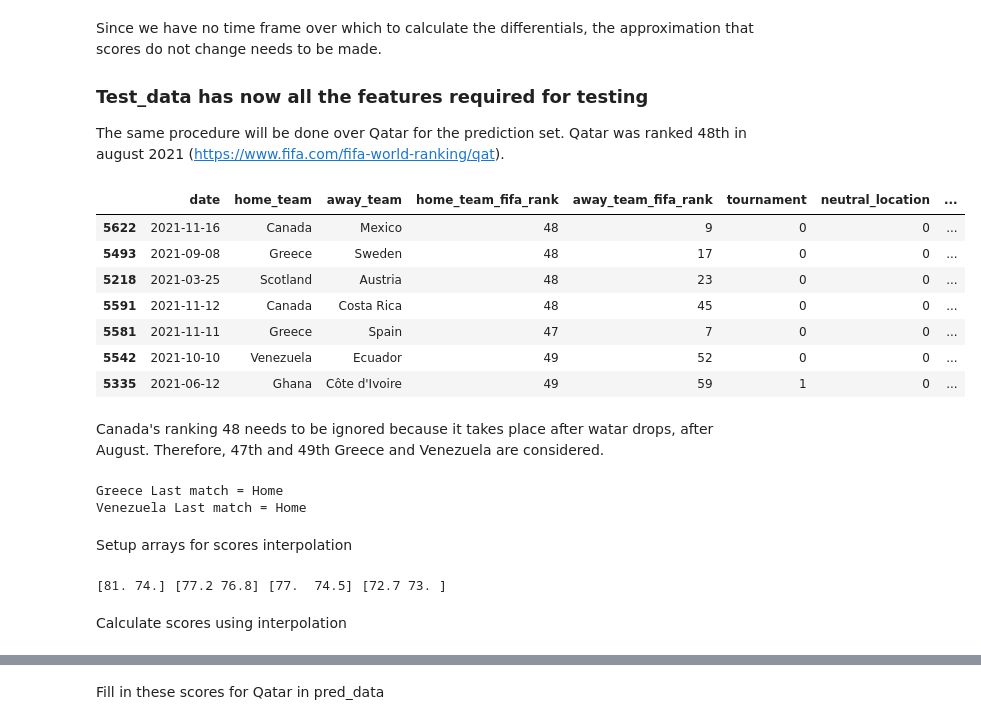
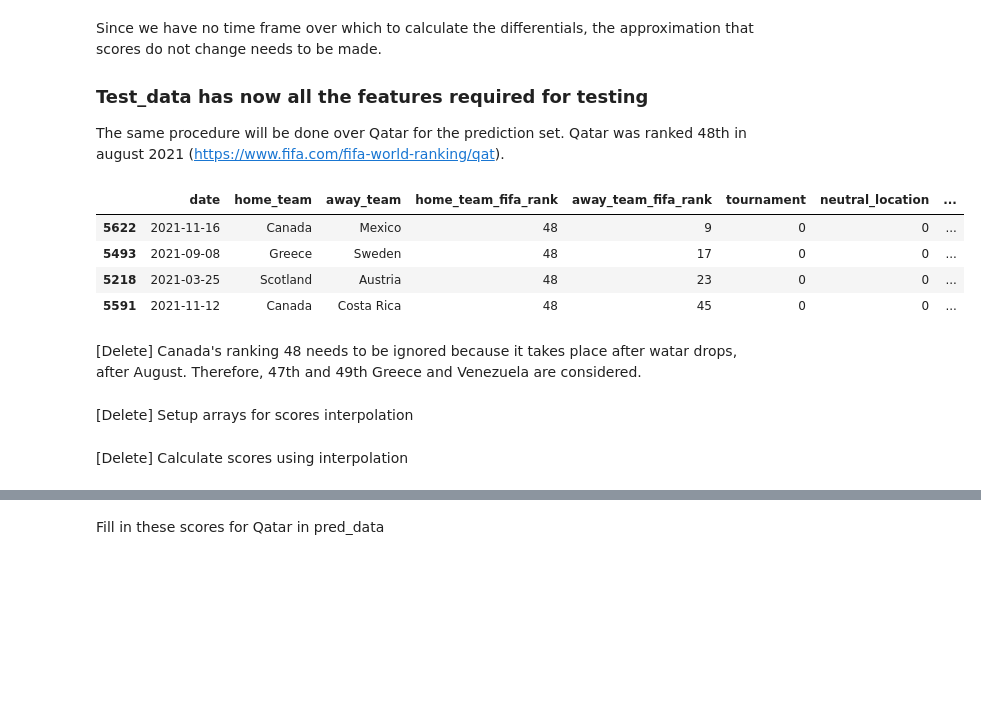
Before and after one commit to rasensiod/ML_Qatar22, a Jupyter notebook: Team3/MLProject_vMASTER.ipynb, the cells around one changed output, grey strips where cells are left out. Saved outputs shown, nothing was run; the diff lists cells and outputs as text; code cells hidden in the pictures; blank space fills up the shorter version.

```diff
--- a/Team3/MLProject_vMASTER.ipynb
+++ b/Team3/MLProject_vMASTER.ipynb
@@ -1594,58 +1594,52 @@ The same procedure will be done over Qatar for the prediction set. Qatar was ran
 # %%
 qatar_rank = 48
 ref_date = dt.date(2021, 1, 1)
 data_2021_pred = clean_data2
 data_2021_pred.drop(clean_data2[clean_data2['date'] < ref_date].index, inplace=True)
 
-sort_2021 = data_2021_test.iloc[(data_2021_test['home_team_fifa_rank']-qatar_rank).abs().argsort()[:7]]
+sort_2021 = data_2021_test.iloc[(data_2021_test['home_team_fifa_rank']-qatar_rank).abs().argsort()[:4]]
 
 sort_2021
 # %% [output]
 |  | date | home_team | away_team | home_team_fifa_rank | away_team_fifa_rank | tournament | neutral_location | ... |
 | 5622 | 2021-11-16 | Canada | Mexico | 48 | 9 | 0 | 0 | ... |
 | 5493 | 2021-09-08 | Greece | Sweden | 48 | 17 | 0 | 0 | ... |
 | 5218 | 2021-03-25 | Scotland | Austria | 48 | 23 | 0 | 0 | ... |
 | 5591 | 2021-11-12 | Canada | Costa Rica | 48 | 45 | 0 | 0 | ... |
-| 5581 | 2021-11-11 | Greece | Spain | 47 | 7 | 0 | 0 | ... |
-| 5542 | 2021-10-10 | Venezuela | Ecuador | 49 | 52 | 0 | 0 | ... |
-| 5335 | 2021-06-12 | Ghana | Côte d'Ivoire | 49 | 59 | 1 | 0 | ... |
 # %% [markdown]
-Canada's ranking 48 needs to be ignored because it takes place after watar drops, after August. Therefore, 47th and 49th Greece and Venezuela are considered.
+[Delete] Canada's ranking 48 needs to be ignored because it takes place after watar drops, after August. Therefore, 47th and 49th Greece and Venezuela are considered.
 # %%
-last_home_greece = clean_data2.query("home_team == 'Greece'").tail(1)
-last_away_greece = clean_data2.query("away_team == 'Greece'").tail(1)
+### Following if interpolation between
 
-last_home_venezuela = clean_data2.query("home_team == 'Venezuela'").tail(1)
-last_away_venezuela = clean_data2.query("away_team == 'Venezuela'").tail(1)
+#last_home_greece = clean_data2.query("home_team == 'Greece'").tail(1)
+#last_away_greece = clean_data2.query("away_team == 'Greece'").tail(1)
 
-if last_home_greece['date'].item() > last_away_greece['date'].item():
-    print('Greece Last match = Home')
-else:
-    print('Greece Last match = Away')
+#last_home_venezuela = clean_data2.query("home_team == 'Venezuela'").tail(1)
+#last_away_venezuela = clean_data2.query("away_team == 'Venezuela'").tail(1)
 
-if last_home_venezuela['date'].item() > last_away_venezuela['date'].item():
-    print('Venezuela Last match = Home')
-else:
-    print('Venezuela Last match = Away')
+#if last_home_greece['date'].item() > last_away_greece['date'].item():
+#    print('Greece Last match = Home')
+#else:
+#    print('Greece Last match = Away')
 
-last_greece = last_home_greece
-last_venezuela = last_home_venezuela
+#if last_home_venezuela['date'].item() > last_away_venezuela['date'].item():
+#    print('Venezuela Last match = Home')
+#else:
+#    print('Venezuela Last match = Away')
+
+#last_greece = last_home_greece
+#last_venezuela = last_home_venezuela
-# %% [output]
-Greece Last match = Home
-Venezuela Last match = Home
 # %% [markdown]
-Setup arrays for scores interpolation
+[Delete] Setup arrays for scores interpolation
 # %%
-ranks = np.array([47, 49])
+#ranks = np.array([47, 49])
 
-gk_score = np.array([last_greece.loc[5606,'home_team_goalkeeper_score'], last_venezuela.loc[5630,'away_team_goalkeeper_score']])
-midfield_score = np.array([last_greece.loc[5606,'home_team_mean_midfield_score'], last_venezuela.loc[5630,'away_team_mean_midfield_score']])
-defense_score = np.array([last_greece.loc[5606,'home_team_mean_defense_score'], last_venezuela.loc[5630,'away_team_mean_defense_score']])
-offense_score = np.array([last_greece.loc[5606,'home_team_mean_offense_score'], last_venezuela.loc[5630,'away_team_mean_offense_score']])
+#gk_score = np.array([last_greece.loc[5606,'home_team_goalkeeper_score'], last_venezuela.loc[5630,'away_team_goalkeeper_score']])
+#midfield_score = np.array([last_greece.loc[5606,'home_team_mean_midfield_score'], last_venezuela.loc[5630,'away_team_mean_midfield_score']])
+#defense_score = np.array([last_greece.loc[5606,'home_team_mean_defense_score'], last_venezuela.loc[5630,'away_team_mean_defense_score']])
+#offense_score = np.array([last_greece.loc[5606,'home_team_mean_offense_score'], last_venezuela.loc[5630,'away_team_mean_offense_score']])
 
-print(gk_score, midfield_score, defense_score, offense_score)
+#print(gk_score, midfield_score, defense_score, offense_score)
-# %% [output]
-[81. 74.] [77.2 76.8] [77.  74.5] [72.7 73. ]
 # %% [markdown]
-Calculate scores using interpolation
+[Delete] Calculate scores using interpolation
 # %%
```
Also changed, not shown: parts of 18 cells of this notebook, 1 other file.
